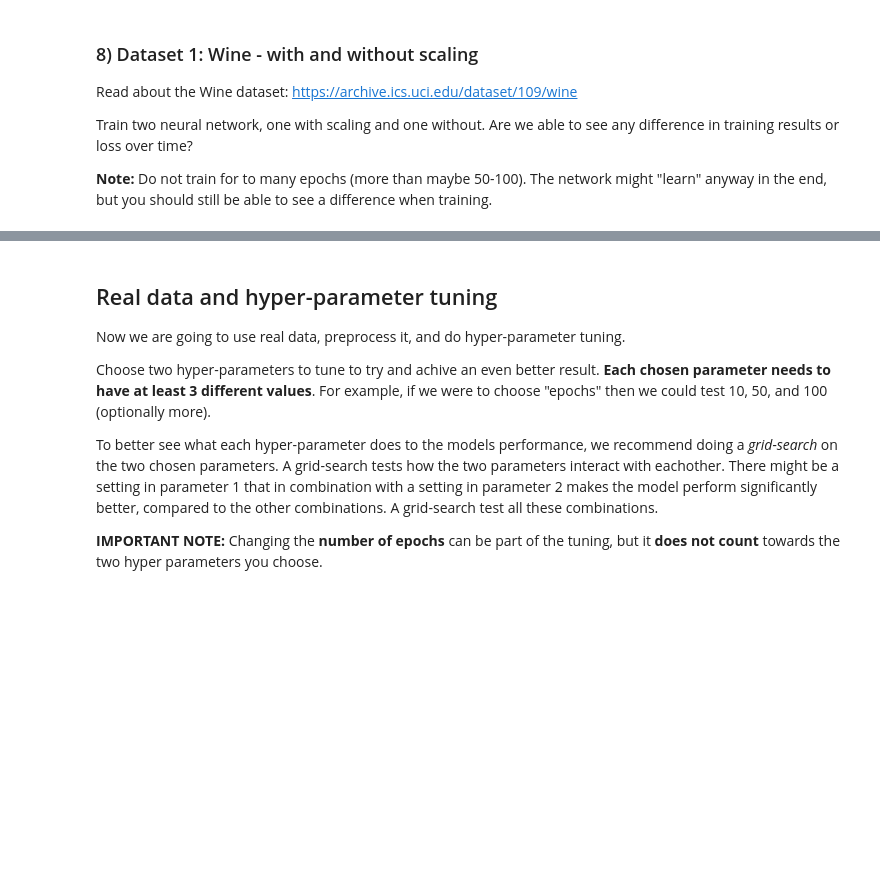
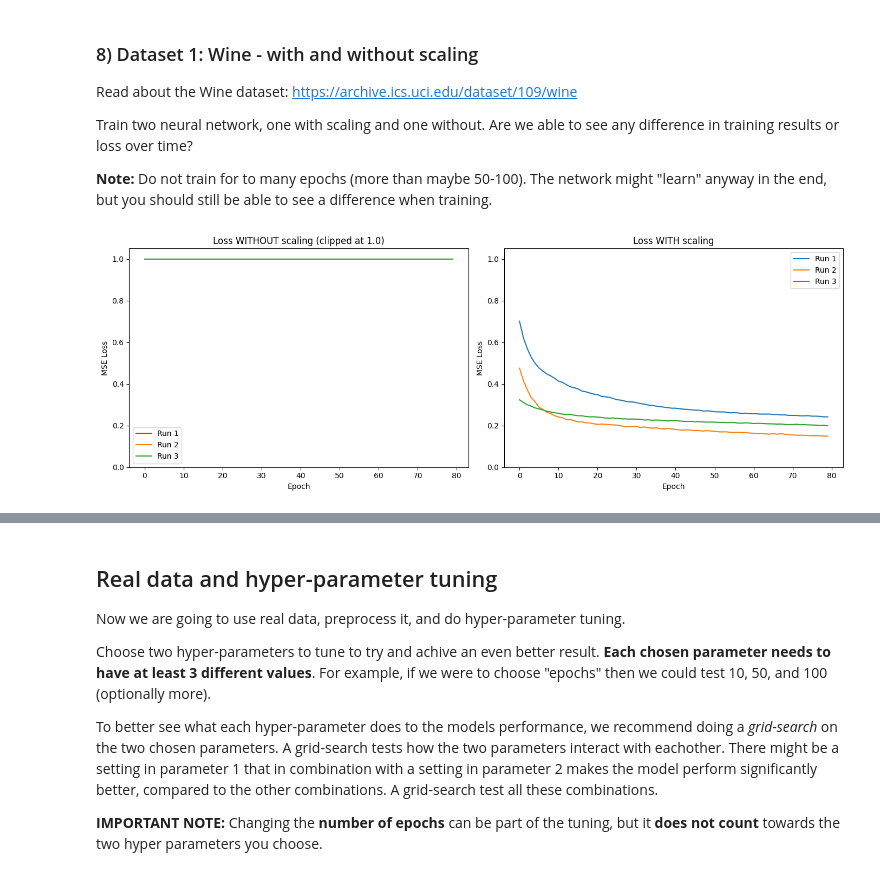
Before and after one commit to andrej-kutny/ml-neural-net, a Jupyter notebook: ML-Assignment 3 - Vladimir Giustacchini, Andrej Kutny.ipynb, the cells around one changed output, grey strips where cells are left out. Cells and saved outputs as stored; diff of their text form; code cells hidden in the pictures; blank space fills up the shorter version.

Commit message:
initial commit

```diff
--- a/ML-Assignment 3 - Vladimir Giustacchini, Andrej Kutny.ipynb
+++ b/ML-Assignment 3 - Vladimir Giustacchini, Andrej Kutny.ipynb
@@ -408,19 +404,86 @@ Train two neural network, one with scaling and one without. Are we able to see a
 
 **Note:** Do not train for to many epochs (more than maybe 50-100). The network might "learn" anyway in the end, but you should still be able to see a difference when training.
 # %%
-from sklearn import preprocessing # For one-hot-encoding and scaling if needed
+from sklearn import preprocessing
 from sklearn.model_selection import train_test_split
 
-data_wine = pd.read_csv("wine.csv").to_numpy()
+data_wine = pd.read_csv("wine.csv", skiprows=[1]).to_numpy().astype(float)
 
-# TODO: Set up the data and split it into train and test-sets.
+X_wine = data_wine[:, :-1]
+y_wine_raw = data_wine[:, -1].astype(int)
 
-# TODO: Train and test your neural networks.
-# NOTE: Use the same train/test split for both neural network models!
+n_classes = len(np.unique(y_wine_raw))
+y_wine = np.zeros((len(y_wine_raw), n_classes))
+y_wine[np.arange(len(y_wine_raw)), y_wine_raw - 1] = 1.0
 
-# TODO: Do the above at least 3 times
-# NOTE: Use loops here!
+def accuracy(nn, x, y_onehot):
+    preds = nn.forward(x)
+    return np.mean(np.argmax(preds, axis=1) == np.argmax(y_onehot, axis=1))
 
-# TODO: Plot the results with matplotlib (plt)
-# NOTE: One combined lineplot with the scaling and one without the scaling, 2 plots in total.
-# NOTE: Plot both the accuracy and the loss!
+n_runs = 3
+epochs = 80
+lr = 5e-4
+batch_size = 16
+neurons = [16, 8]
+
+all_losses_noscale = []
+all_losses_scaled  = []
+all_acc_noscale    = []
+all_acc_scaled     = []
+
+for run in range(n_runs):
+    X_train, X_test, y_train, y_test = train_test_split(
+        X_wine, y_wine, test_size=0.3, random_state=run)
+
+    scaler = preprocessing.MinMaxScaler()
+    X_train_s = scaler.fit_transform(X_train)
+    X_test_s  = scaler.transform(X_test)
+
+    nn_ns = NeuralNet(X_train.shape[1], n_classes, neurons)
+    losses_ns = nn_ns.train_net(X_train, y_train, batch_size=batch_size,
+                                 epochs=epochs, learning_rate=lr)
+    all_losses_noscale.append(losses_ns)
+    all_acc_noscale.append(accuracy(nn_ns, X_test, y_test))
+
+    nn_s = NeuralNet(X_train_s.shape[1], n_classes, neurons)
+    losses_s = nn_s.train_net(X_train_s, y_train, batch_size=batch_size,
+                               epochs=epochs, learning_rate=lr)
+    all_losses_scaled.append(losses_s)
+    all_acc_scaled.append(accuracy(nn_s, X_test_s, y_test))
+
+fig, axes = plt.subplots(1, 2, figsize=(14, 5))
+
+ax = axes[0]
+for i, l in enumerate(all_losses_noscale):
+    l_clipped = np.minimum(l, 1.0)
+    ax.plot(l_clipped, label=f"Run {i+1}")
+ax.set_title("Loss WITHOUT scaling (clipped at 1.0)")
+ax.set_xlabel("Epoch")
+ax.set_ylabel("MSE Loss")
+ax.set_ylim(0.0, 1.05)
+ax.legend()
+
+ax = axes[1]
+for i, l in enumerate(all_losses_scaled):
+    ax.plot(l, label=f"Run {i+1}")
+ax.set_title("Loss WITH scaling")
+ax.set_xlabel("Epoch")
+ax.set_ylabel("MSE Loss")
+ax.set_ylim(0.0, 1.05)
+ax.legend()
+
+plt.tight_layout()
+plt.show()
+
+for i, l in enumerate(all_losses_noscale):
+    print(f"  Run {i+1} WITHOUT scaling: initial loss = {l[0]:.2f}, final loss = {l[-1]:.2f}")
+print()
+
+print("Test Accuracy (without scaling):", [f"{a:.2%}" for a in all_acc_noscale],
+      f"  mean={np.mean(all_acc_noscale):.2%}")
+print("Test Accuracy (with scaling):   ", [f"{a:.2%}" for a in all_acc_scaled],
+      f"  mean={np.mean(all_acc_scaled):.2%}")
+print("\nWithout scaling the loss explodes due to large feature values (e.g. proline up to 1680).")
+print("Scaling helps the network converge and reach much higher accuracy.")
+# %% [output]
+[figure, added]
```
Also changed, not shown: parts of 18 cells of this notebook.
